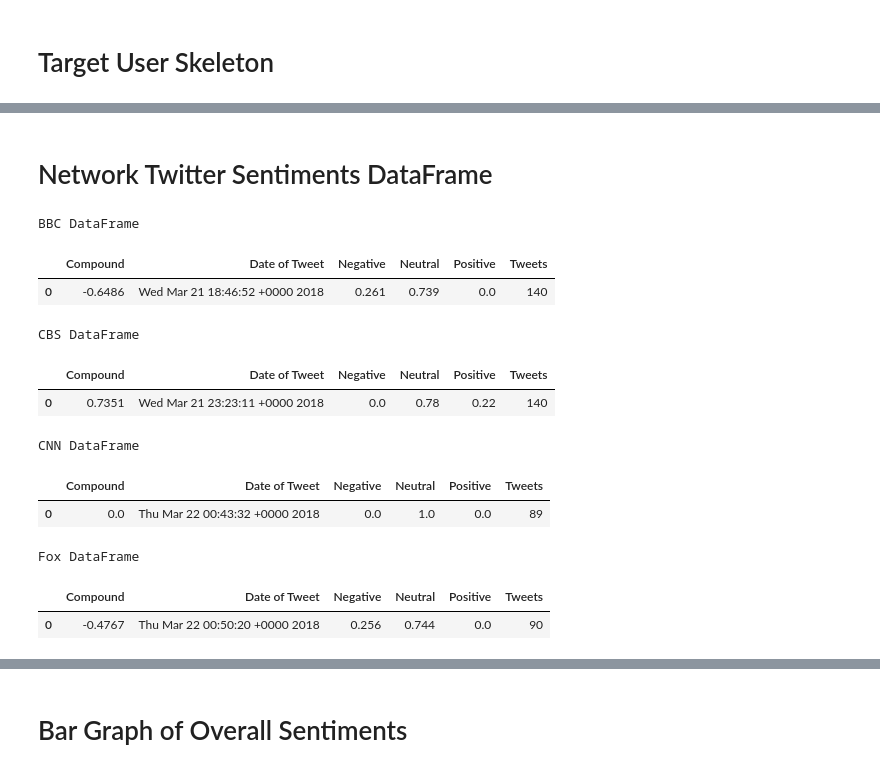
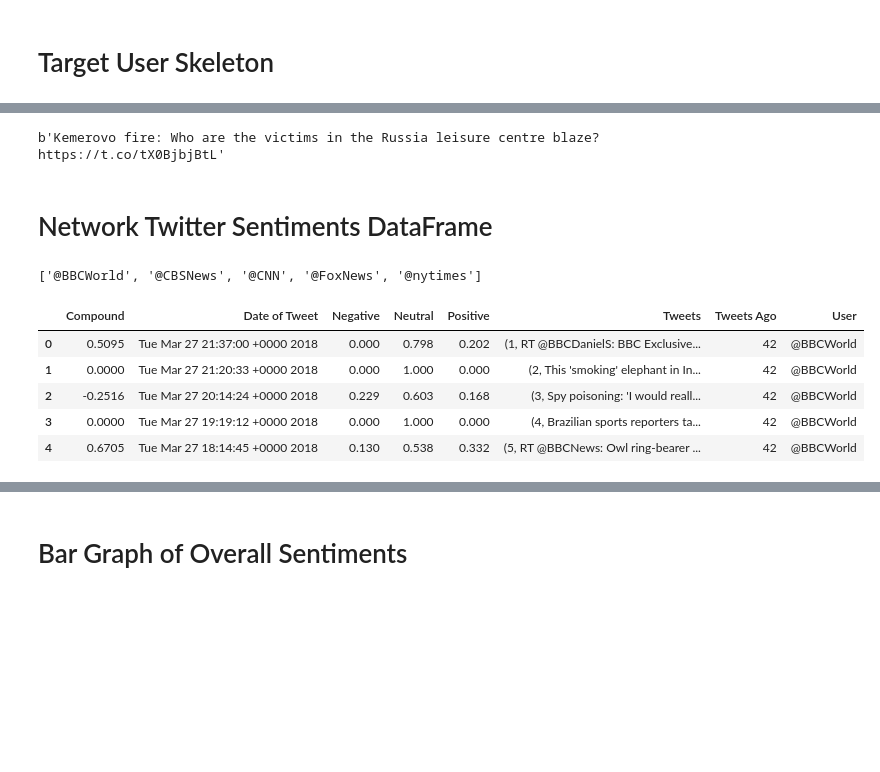
Before and after one commit to FutureGM/Distinguishing_Sentiments, a Jupyter notebook: Distinguishing_Sentiments.ipynb, the cells around one changed output, grey strips where cells are left out. Cells and saved outputs as stored; diff of their text form; code cells hidden in the pictures; blank space fills up the shorter version.

```diff
--- a/Distinguishing_Sentiments.ipynb
+++ b/Distinguishing_Sentiments.ipynb
@@ -280,19 +343,47 @@ Negative Score: 0.14
 ---------------------------
 End of NYT Scores
 ---------------------------
+# %%
+#Test print to see if all tweets are captured and printed
+#     for tweet in bbc_tweets:
+
+#         #Run Vader Analysis on each tweet
+#         compound = analyzer.polarity_scores(tweet["text"])["compound"]
+#         pos = analyzer.polarity_scores(tweet["text"])["pos"]
+#         neu = analyzer.polarity_scores(tweet["text"])["neu"]
+#         neg = analyzer.polarity_scores(tweet["text"])["neg"]
+#         twe = tweet["text"]
+#         dte = tweet["created_at"]
+
+#         counter = counter + 1
+print(tweet["text"].encode("UTF-8"))
+print("")
+# %% [output]
+b'Kemerovo fire: Who are the victims in the Russia leisure centre blaze? https://t.co/tX0BjbjBtL'
 # %% [markdown]
 # Network Twitter Sentiments DataFrame
+# %%
+user = [bbc_user, cbs_user, cnn_user, fox_user, nyt_user]
+user
+# %% [output]
+['@BBCWorld', '@CBSNews', '@CNN', '@FoxNews', '@nytimes']
 # %%
 bbcSentiments_DF = pd.DataFrame({"Compound": compound_list,
                             "Positive": positive_list,
                             "Neutral": neutral_list,
                             "Negative": negative_list,
                             "Tweets": tweet_list,
-                            "Date of Tweet": dates_list})
-print("BBC DataFrame")
+                            "Date of Tweet": dates_list,
+                            "User": user[0],
+                            "Tweets Ago": tweets_ago})
+# bbcSentiments_DF.set_index("BBC User", inplace=True)
+# print("BBC DataFrame")
 bbc = bbcSentiments_DF
-bbc
+bbc.head()
 # %% [output]
-BBC DataFrame
-|  | Compound | Date of Tweet | Negative | Neutral | Positive | Tweets |
-| 0 | -0.6486 | Wed Mar 21 18:46:52 +0000 2018 | 0.261 | 0.739 | 0.0 | 140 |
+|  | Compound | Date of Tweet | Negative | Neutral | Positive | Tweets | Tweets Ago | User |
+| 0 | 0.5095 | Tue Mar 27 21:37:00 +0000 2018 | 0.000 | 0.798 | 0.202 | (1, RT @BBCDanielS: BBC Exclusive... | 42 | @BBCWorld |
+| 1 | 0.0000 | Tue Mar 27 21:20:33 +0000 2018 | 0.000 | 1.000 | 0.000 | (2, This 'smoking' elephant in In... | 42 | @BBCWorld |
+| 2 | -0.2516 | Tue Mar 27 20:14:24 +0000 2018 | 0.229 | 0.603 | 0.168 | (3, Spy poisoning: 'I would reall... | 42 | @BBCWorld |
+| 3 | 0.0000 | Tue Mar 27 19:19:12 +0000 2018 | 0.000 | 1.000 | 0.000 | (4, Brazilian sports reporters ta... | 42 | @BBCWorld |
+| 4 | 0.6705 | Tue Mar 27 18:14:45 +0000 2018 | 0.130 | 0.538 | 0.332 | (5, RT @BBCNews: Owl ring-bearer ... | 42 | @BBCWorld |
@@ -302,43 +396,40 @@ cbsSentiments_DF = pd.DataFrame({"Compound": compound_list2,
                             "Neutral": neutral_list2,
                             "Negative": negative_list2,
                             "Tweets": tweet_list2,
-                            "Date of Tweet": dates_list2})
+                            "Date of Tweet": dates_list2,
+                            "User": user[1],
+                            "Tweets Ago": tweetsAgo2})
+# cbsSentiments_DF.set_index("CBS User", inplace=True)
 print("CBS DataFrame")
 cbs = cbsSentiments_DF
-cbs
+cbs.head()
-# %% [output]
-CBS DataFrame
-|  | Compound | Date of Tweet | Negative | Neutral | Positive | Tweets |
-| 0 | 0.7351 | Wed Mar 21 23:23:11 +0000 2018 | 0.0 | 0.78 | 0.22 | 140 |
 # %%
 cnnSentiments_DF = pd.DataFrame({"Compound": compound_list3,
                             "Positive": positive_list3,
                             "Neutral": neutral_list3,
                             "Negative": negative_list3,
                             "Tweets": tweet_list3,
-                            "Date of Tweet": dates_list3})
+                            "Date of Tweet": dates_list3,
+                            "User": user[2],
+                            "Tweets Ago": tweetsAgo3})
+# cnnSentiments_DF.set_index("CNN User", inplace=True)
 print("CNN DataFrame")
 cnn = cnnSentiments_DF
-cnn
+cnn.head()
-# %% [output]
-CNN DataFrame
-|  | Compound | Date of Tweet | Negative | Neutral | Positive | Tweets |
-| 0 | 0.0 | Thu Mar 22 00:43:32 +0000 2018 | 0.0 | 1.0 | 0.0 | 89 |
 # %%
 foxSentiments_DF = pd.DataFrame({"Compound": compound_list4,
                             "Positive": positive_list4,
                             "Neutral": neutral_list4,
                             "Negative": negative_list4,
                             "Tweets": tweet_list4,
-                            "Date of Tweet": dates_list4})
+                            "Date of Tweet": dates_list4,
+                            "User": user[3],
+                            "Tweets Ago": tweetsAgo4})
 
+# foxSentiments_DF.set_index("Fox User", inplace=True)
 print("Fox DataFrame")
 fox = foxSentiments_DF
-fox
+fox.head()
-# %% [output]
-Fox DataFrame
-|  | Compound | Date of Tweet | Negative | Neutral | Positive | Tweets |
-| 0 | -0.4767 | Thu Mar 22 00:50:20 +0000 2018 | 0.256 | 0.744 | 0.0 | 90 |
 # %%
 nytSentiments_DF = pd.DataFrame({"Compound": compound_list5,
                             "Positive": positive_list5,
```
Also changed, not shown: parts of 21 cells of this notebook, 4 other files.
